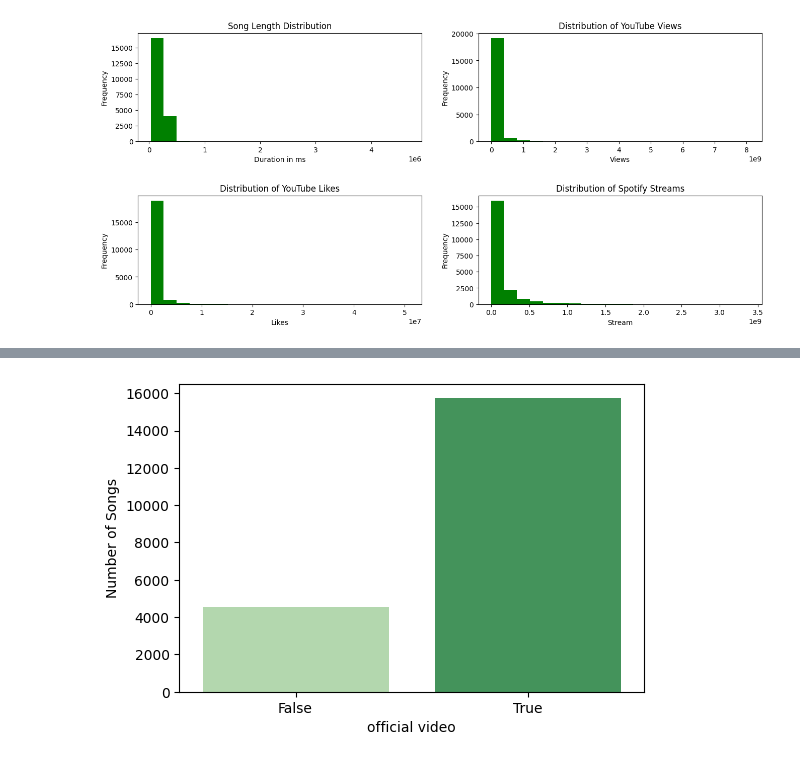
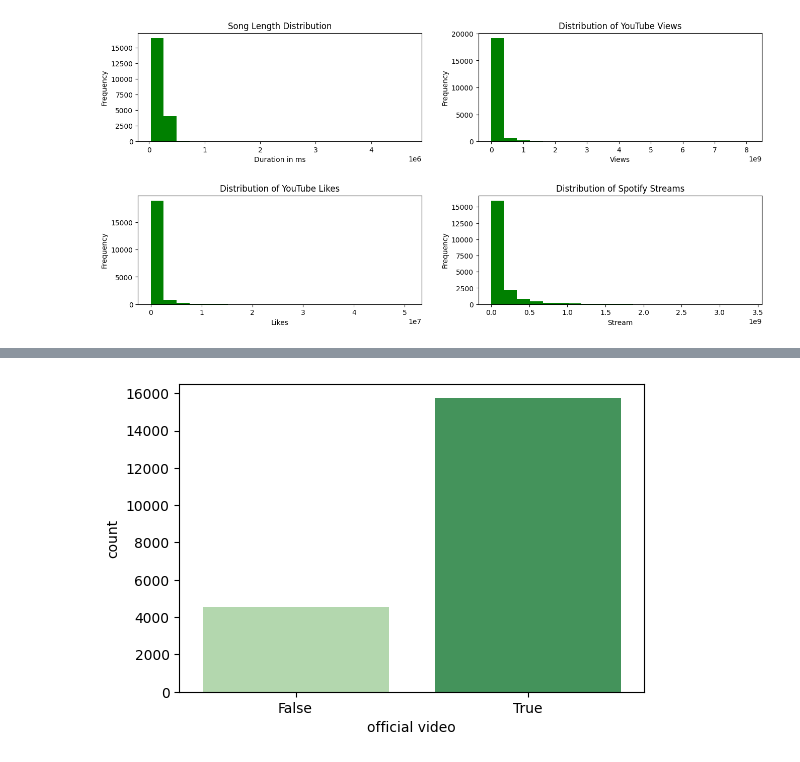
Before and after one commit to jeevithavijaykumar/Exploratory_data_analysis_using_pandas, a Jupyter notebook: Youtube_Spotify.ipynb, the cells around one changed output, grey strips where cells are left out. Cells and saved outputs as stored; diff of their text form; code cells hidden in the pictures.

```diff
--- a/Youtube_Spotify.ipynb
+++ b/Youtube_Spotify.ipynb
@@ -184,14 +183,14 @@ plt.show()
 # %%
 x1= df['official_video'].value_counts().index
 y1=df['official_video'].value_counts().values
 plt.figure(figsize=(6,4))
 sns.barplot(x=x1,y=y1, palette='Greens')
 plt.xlabel('official video')
-plt.ylabel('Number of Songs')
+plt.ylabel('count')
 plt.legend
 plt.show()
 # %% [output]
-[figure, old version]
+[figure, new version]
 # %%
 artists_meandf = df.groupby(['Artist'])[['Danceability','Energy','Key','Loudness','Speechiness','Acousticness','Instrumentalness','Liveness',
                                          'Valence','Tempo','Duration_ms','Views','Likes']].mean()
```
Also changed, not shown: parts of 5 cells of this notebook.
